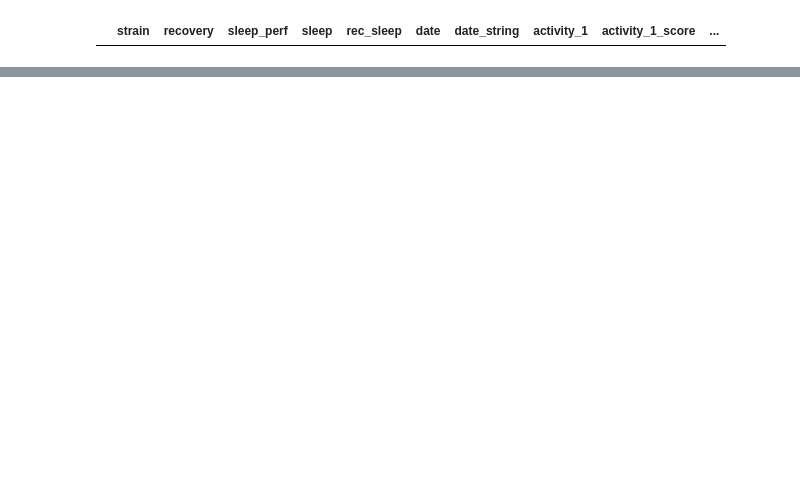
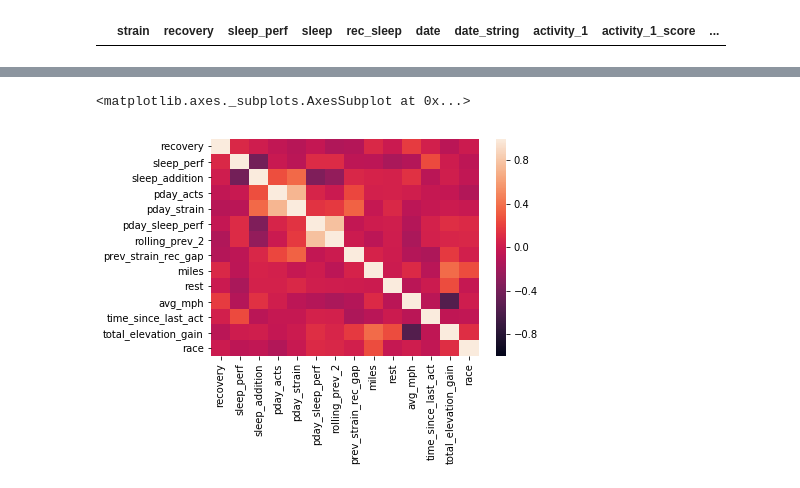
Before and after one commit to irickman/WHOOP-Strava-data, a Jupyter notebook: Data Exploration.ipynb, the cells around one changed output, grey strips where cells are left out. Cells and saved outputs as stored; diff of their text form; code cells hidden in the pictures; blank space fills up the shorter version.

```diff
--- a/Data Exploration.ipynb
+++ b/Data Exploration.ipynb
@@ -369,0 +530,5 @@ NameError: name 'X' is not defined
+# %%
+## trying with just a subset
+tryvars=['recovery','sleep_perf','sleep_addition','pday_acts','pday_strain','pday_sleep_perf','rolling_prev_2',
+         'prev_strain_rec_gap','miles','rest','avg_mph','time_since_last_act','total_elevation_gain','race']
+linreg_infer(tryvars)
@@ -369,0 +553,5 @@ NameError: name 'X' is not defined
+# %%
+sns.heatmap(data[tryvars].corr(),vmin=-1,vmax=1)
+# %% [output]
+<matplotlib.axes._subplots.AxesSubplot at 0x...>
+[figure, added]
```
Also changed, not shown: parts of 44 cells of this notebook, 2 other files.
